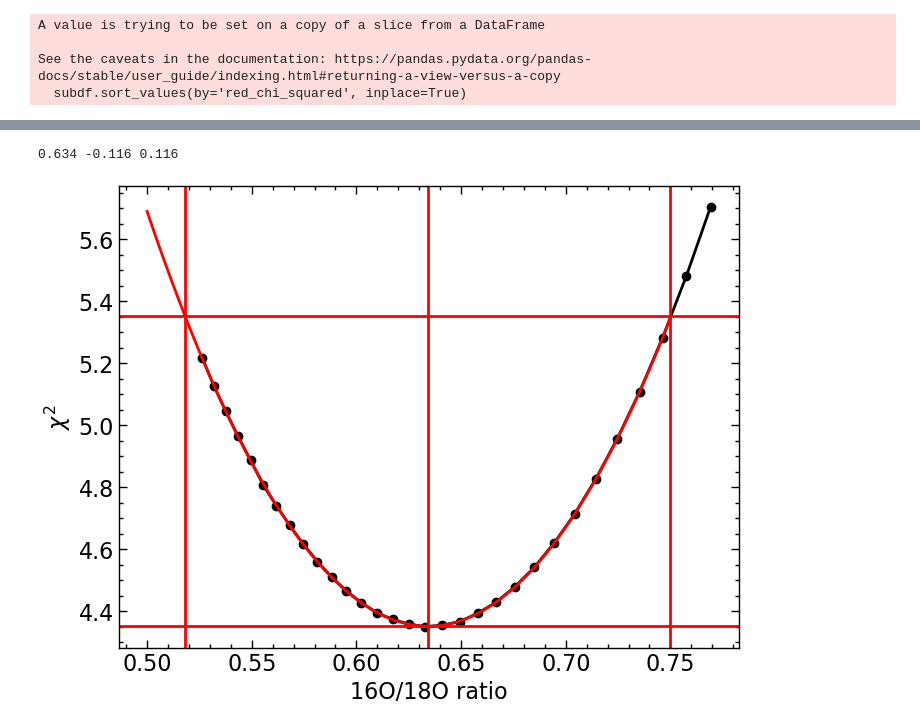
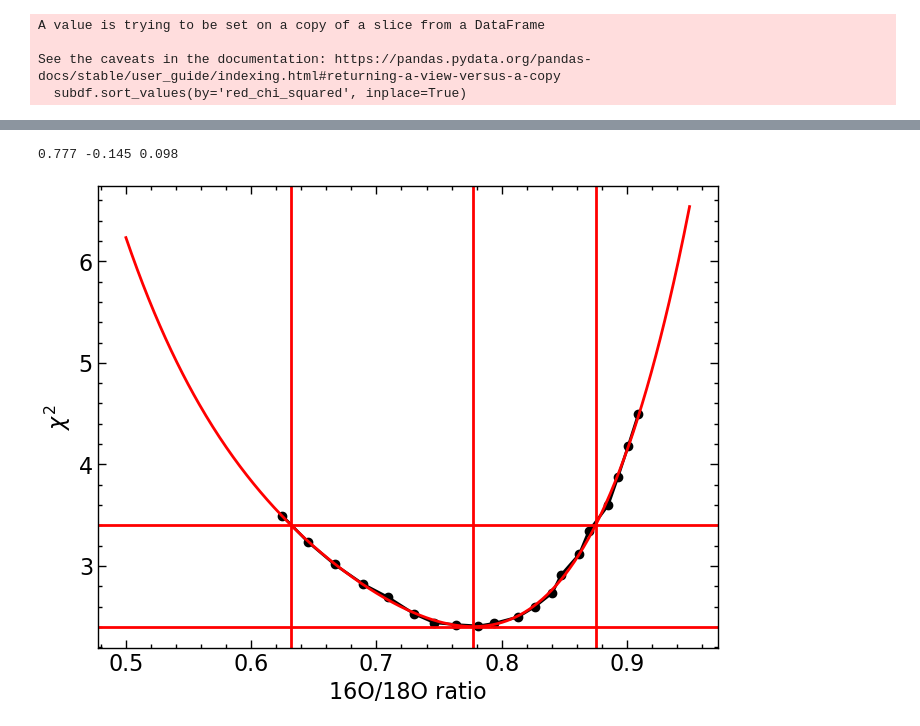
Before and after one commit to advaitmehla/TSFitPy, a Jupyter notebook: plotting_tools/b42.ipynb, the cells around one changed output, grey strips where cells are left out. Saved outputs shown, nothing was run; the diff lists cells and outputs as text; code cells hidden in the pictures.

```diff
--- a/plotting_tools/b42.ipynb
+++ b/plotting_tools/b42.ipynb
@@ -290,7 +296,7 @@ fitlist2
 # %%
 fitlist2.to_csv('/media/advait/DATA/research/rcb-project/TSFitPy/input_files/b42/fitlist_comb', sep=' ', index=False)
 # %%
-allpath = '/media/advait/DATA/research/rcb-project/TSFitPy/output_files/hd182040/Nov-05-2024-07-25-46_0.7358498135708336_LTE_O_1D/output'
+allpath = '/media/advait/DATA/research/rcb-project/TSFitPy/output_files/b42/Nov-11-2024-10-45-36_0.05114344716666275_LTE_O_1D/output'
 # allpath = "/media/advait/DATA/research/rcb-project/TSFitPy/output_files/hd137613/Oct-17-2024-23-13-22_0.35833114159931434_LTE_O_1D/output"
 df1 = pd.read_csv(allpath, sep='\t')
 # allpath = '/media/advait/DATA/research/rcb-project/TSFitPy/output_files/asas-rcb-21-2/Oct-16-2024-10-19-06_0.7760709184924286_LTE_O_1D/output'
@@ -373,40 +448,40 @@ plt.plot(o18rats, chis, 'ko-')
 p = np.polyfit(o18rats, chis, 4)
 
 # Evaluate the polynomial fit on a logarithmic scale
-x = np.linspace(0.5, 0.75, 500)
+x = np.linspace(0.5, 0.95, 500)
 y = np.polyval(p, x)
 
 # Convert x back to the original scale for plotting
 # x_original = np.exp(x)
 
 # Plot the polynomial fit
 plt.plot(x, y, 'r')
 plt.axvline(x[np.where(y == np.min(y))], color='r')
 xfit = x[np.where(y == np.min(y))]
 plt.axhline(np.min(y), color='r')
 
 # Find nearest x value to min + 1 y value
 ybound = np.min(y) + 1.0
 diff = np.abs(y - ybound)
 idx = np.where(diff == np.min(diff))
 # Find the index of next minimum
 idx2 = np.where(diff == np.partition(diff, 1)[1])
 xbounds = (x[idx] - xfit).round(3), (x[idx2] - xfit).round(3)
 plt.axvline(x[idx], color='r')
 plt.axvline(x[idx2], color='r')
 plt.axhline(ybound, color='r')
 
 print(xfit[0].round(3), xbounds[0][0], xbounds[1][0])
 
 # Label the axes
 plt.ylabel(r'$\chi^2$')
 plt.xlabel("16O/18O ratio")
 # plt.xscale('log')
 # xs = np.linspace(np.log(300), np.log(800), 10)
 # plt.plot(np.exp(xs), np.polyval(p, (xs)), 'k.')
 plt.show()
 # %% [output]
-0.634 -0.116 0.116
+0.777 -0.145 0.098
-[figure, old version]
+[figure, new version]
 # %%
 # outpath = "/media/advait/DATA/research/rcb-project/TSFitPy/output_files/wise222/Oct-13-2024-22-42-15_0.9770073685963133_LTE_O_1D"
```
Also changed, not shown: parts of 18 cells of this notebook, 28 other files.
